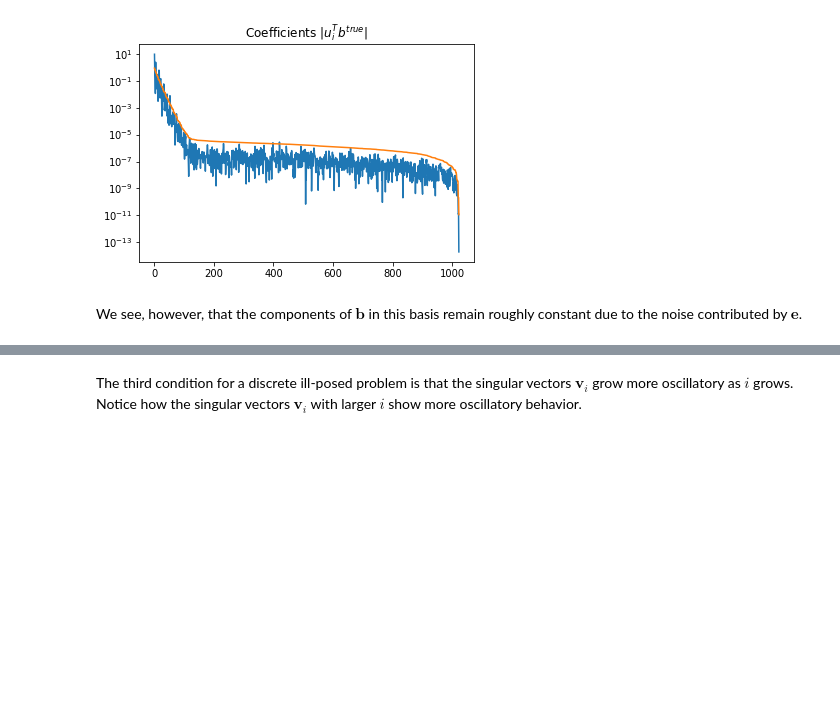
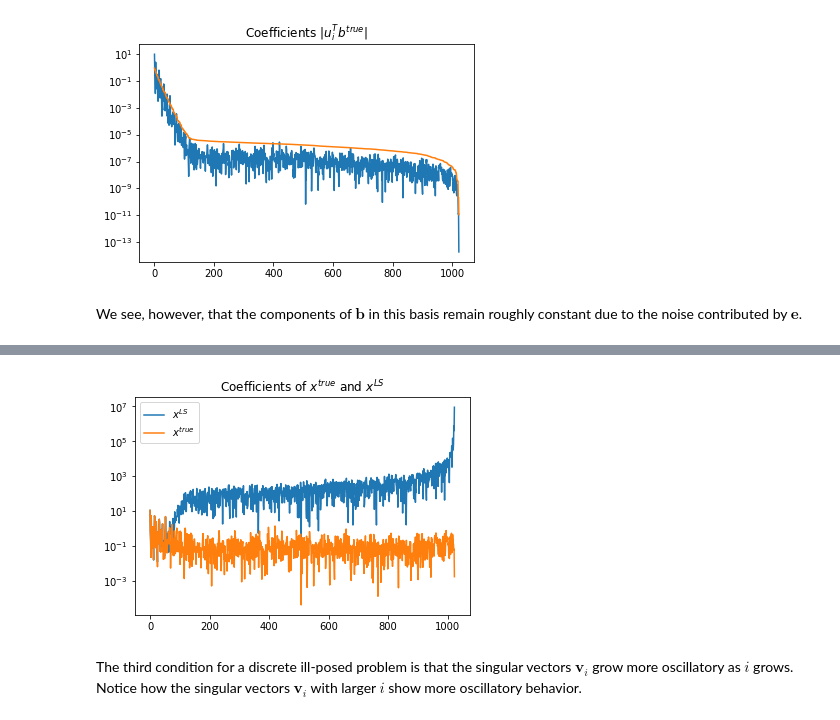
Before and after one commit to davidaustinm/deblurring, a Jupyter notebook: deblurring.ipynb, the cells around one changed output, grey strips where cells are left out. Saved outputs shown, nothing was run; the diff lists cells and outputs as text; code cells hidden in the pictures; blank space fills up the shorter version.

```diff
--- a/deblurring.ipynb
+++ b/deblurring.ipynb
@@ -220,3 +212,12 @@ Expected {snowflake | accent | symbol | c_over_c | function | group | frac | dfr
+# %%
+plt.semilogy(np.abs(1/S * (U.T @ b)), label="$x^{LS}$")
+plt.semilogy(np.abs(1/S * (U.T @ b_true)), label="$x^{true}$")
+plt.title('Coefficients of $x^{true}$ and $x^{LS}$')
+plt.legend()
+plt.savefig('VTx-ls.png', bbox_inches='tight')
+plt.show()
+# %% [output]
+[figure, added]
 # %% [markdown]
 The third condition for a discrete ill-posed problem is that the singular vectors ${\mathbf v}_i$ grow more oscillatory as $i$ grows.  Notice how the singular vectors ${\mathbf v}_i$ with larger $i$ show more oscillatory behavior.
 # %%
```
Also changed, not shown: parts of 2 cells of this notebook.
